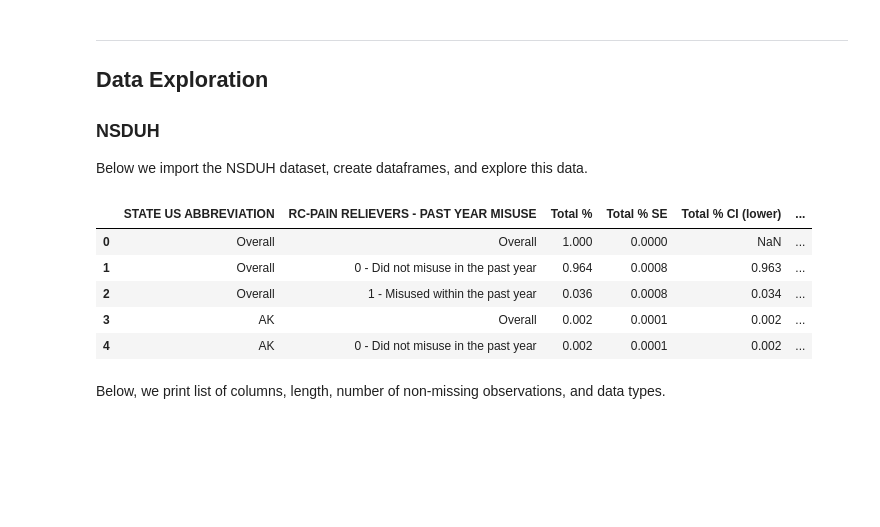
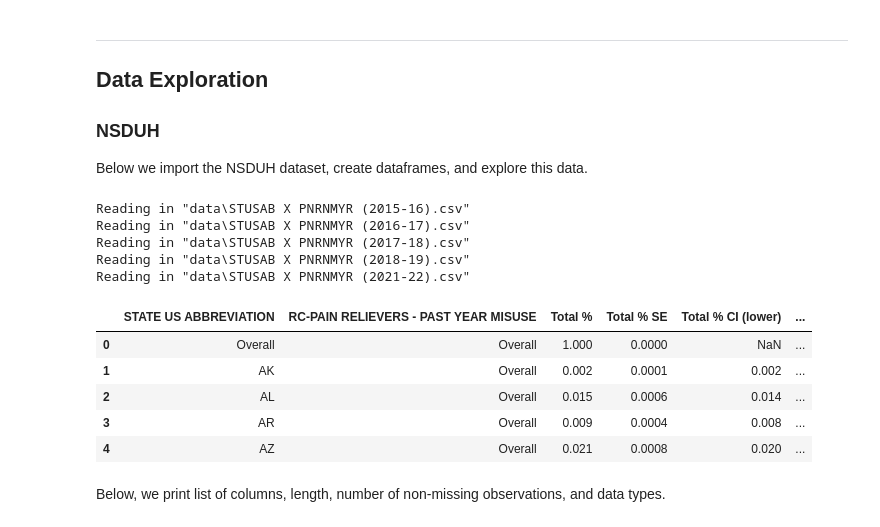
Before and after one commit to riverar9/data-602-final-project, a Jupyter notebook: Proposal_summ_stats.ipynb, the cells around one changed output. Saved outputs shown, nothing was run; the diff lists cells and outputs as text; code cells hidden in the pictures; blank space fills up the shorter version.

```diff
--- a/Proposal_summ_stats.ipynb
+++ b/Proposal_summ_stats.ipynb
@@ -10,21 +14,44 @@ ______________
 ### NSDUH
 
 Below we import the NSDUH dataset, create dataframes, and explore this data.
-# %%
-# import data
-import pandas as pd
-
-path = "https://raw.githubusercontent.com/naomibuell/DATA607/refs/heads/main/STUSAB%20x%20PNRNMYR.csv"
-df = pd.read_csv(path)
-
-df.head()
-# %% [output]
-|  | STATE US ABBREVIATION | RC-PAIN RELIEVERS - PAST YEAR MISUSE | Total % | Total % SE | Total % CI (lower) | ... |
-| 0 | Overall | Overall | 1.000 | 0.0000 | NaN | ... |
-| 1 | Overall | 0 - Did not misuse in the past year | 0.964 | 0.0008 | 0.963 | ... |
-| 2 | Overall | 1 - Misused within the past year | 0.036 | 0.0008 | 0.034 | ... |
-| 3 | AK | Overall | 0.002 | 0.0001 | 0.002 | ... |
-| 4 | AK | 0 - Did not misuse in the past year | 0.002 | 0.0001 | 0.002 | ... |
+# %%
+# import pandas
+import pandas as pd
+
+# set up paths
+file_paths = [
+    'data\STUSAB X PNRNMYR (2015-16).csv',
+    'data\STUSAB X PNRNMYR (2016-17).csv',
+    'data\STUSAB X PNRNMYR (2017-18).csv',
+    'data\STUSAB X PNRNMYR (2018-19).csv',
+    'data\STUSAB X PNRNMYR (2021-22).csv',
+]
+
+# Iterate over each path to add it to a list
+df_collection = []
+for path in file_paths:
+    print(f'Reading in "{path}"')
+
+    df_collection.append(
+        pd.read_csv(path)
+    )
+
+# Combine the colelction of dataframes into one
+df = pd.concat(df_collection)
+
+df.head()
+# %% [output]
+Reading in "data\STUSAB X PNRNMYR (2015-16).csv"
+Reading in "data\STUSAB X PNRNMYR (2016-17).csv"
+Reading in "data\STUSAB X PNRNMYR (2017-18).csv"
+Reading in "data\STUSAB X PNRNMYR (2018-19).csv"
+Reading in "data\STUSAB X PNRNMYR (2021-22).csv"
+|  | STATE US ABBREVIATION | RC-PAIN RELIEVERS - PAST YEAR MISUSE | Total % | Total % SE | Total % CI (lower) | ... |
+| 0 | Overall | Overall | 1.000 | 0.0000 | NaN | ... |
+| 1 | AK | Overall | 0.002 | 0.0001 | 0.002 | ... |
+| 2 | AL | Overall | 0.015 | 0.0006 | 0.014 | ... |
+| 3 | AR | Overall | 0.009 | 0.0004 | 0.008 | ... |
+| 4 | AZ | Overall | 0.021 | 0.0008 | 0.020 | ... |
 # %% [markdown]
 Below, we print list of columns, length, number of non-missing observations, and data types.
 # %%
```
Also changed, not shown: parts of 11 cells of this notebook.
